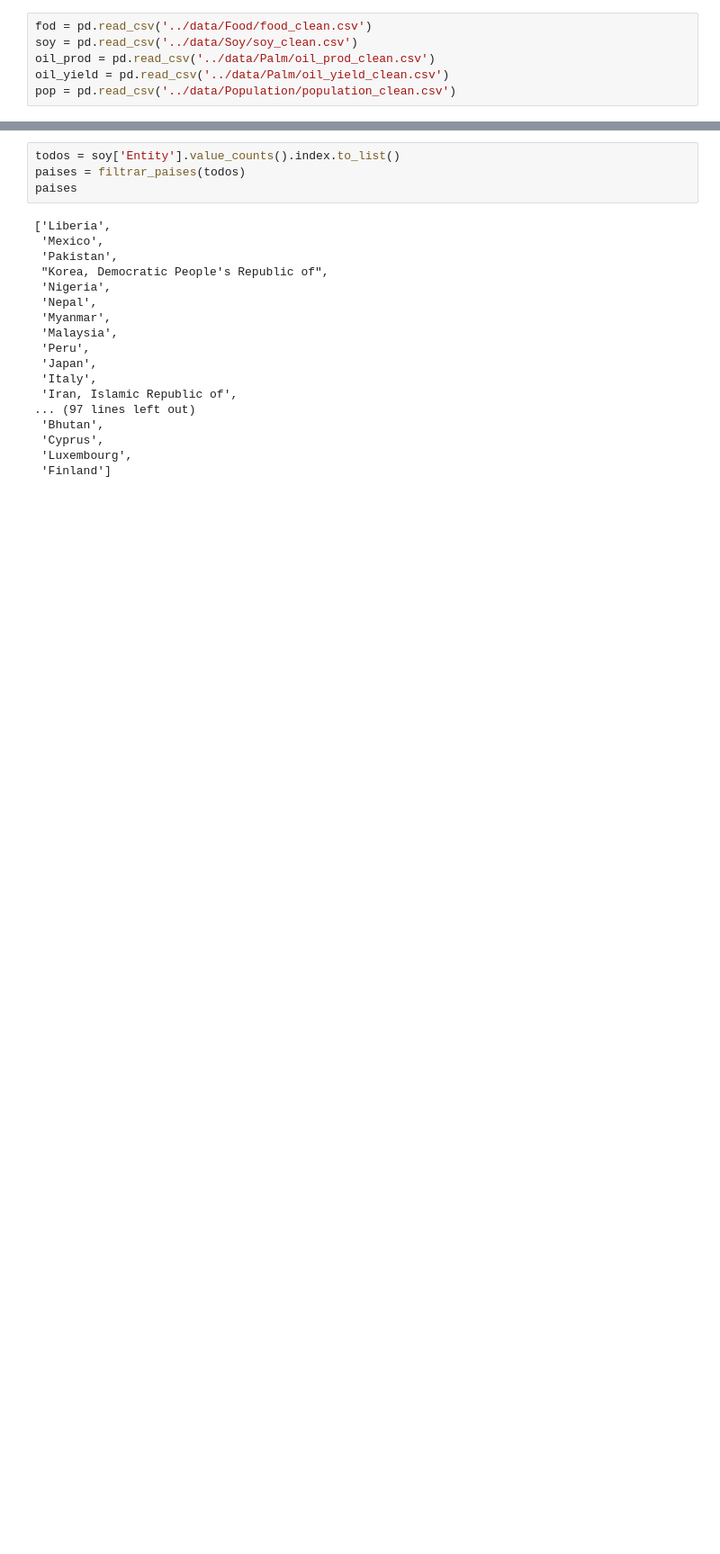
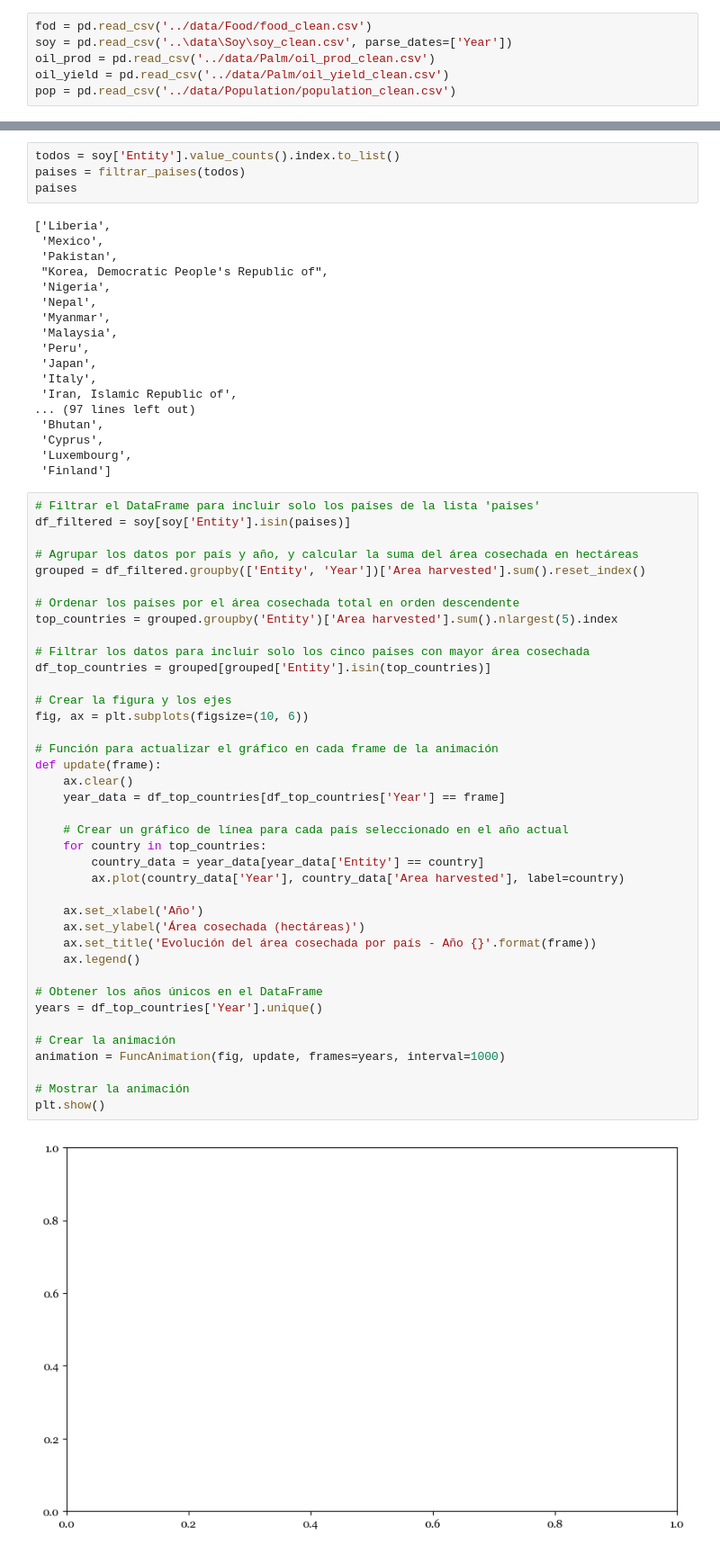
Before and after one commit to NereaRiveiro/Go-vegan, a Jupyter notebook: notebook/pa.ipynb, the cells around one changed output, grey strips where cells are left out. Shown: that part at 90% size. Drawn from its saved outputs; the diff is of its cells as text; blank space fills up the shorter version.

```diff
--- a/notebook/pa.ipynb
+++ b/notebook/pa.ipynb
@@ -13,6 +14,6 @@ from plotly.subplots import make_subplots
 # %%
 fod = pd.read_csv('../data/Food/food_clean.csv')
-soy = pd.read_csv('../data/Soy/soy_clean.csv')
+soy = pd.read_csv('..\data\Soy\soy_clean.csv', parse_dates=['Year'])
 oil_prod = pd.read_csv('../data/Palm/oil_prod_clean.csv')
 oil_yield = pd.read_csv('../data/Palm/oil_yield_clean.csv')
 pop = pd.read_csv('../data/Population/population_clean.csv')
@@ -361,3 +371,44 @@ paises
  'Cyprus',
  'Luxembourg',
  'Finland']
+# %%
+# Filtrar el DataFrame para incluir solo los países de la lista 'paises'
+df_filtered = soy[soy['Entity'].isin(paises)]
+
+# Agrupar los datos por país y año, y calcular la suma del área cosechada en hectáreas
+grouped = df_filtered.groupby(['Entity', 'Year'])['Area harvested'].sum().reset_index()
+
+# Ordenar los países por el área cosechada total en orden descendente
+top_countries = grouped.groupby('Entity')['Area harvested'].sum().nlargest(5).index
+
+# Filtrar los datos para incluir solo los cinco países con mayor área cosechada
+df_top_countries = grouped[grouped['Entity'].isin(top_countries)]
+
+# Crear la figura y los ejes
+fig, ax = plt.subplots(figsize=(10, 6))
+
+# Función para actualizar el gráfico en cada frame de la animación
+def update(frame):
+    ax.clear()
+    year_data = df_top_countries[df_top_countries['Year'] == frame]
+
+    # Crear un gráfico de línea para cada país seleccionado en el año actual
+    for country in top_countries:
+        country_data = year_data[year_data['Entity'] == country]
+        ax.plot(country_data['Year'], country_data['Area harvested'], label=country)
+
+    ax.set_xlabel('Año')
+    ax.set_ylabel('Área cosechada (hectáreas)')
+    ax.set_title('Evolución del área cosechada por país - Año {}'.format(frame))
+    ax.legend()
+
+# Obtener los años únicos en el DataFrame
+years = df_top_countries['Year'].unique()
+
+# Crear la animación
+animation = FuncAnimation(fig, update, frames=years, interval=1000)
+
+# Mostrar la animación
+plt.show()
+# %% [output]
+[figure, added]
```
Also changed, not shown: parts of 18 cells of this notebook.
